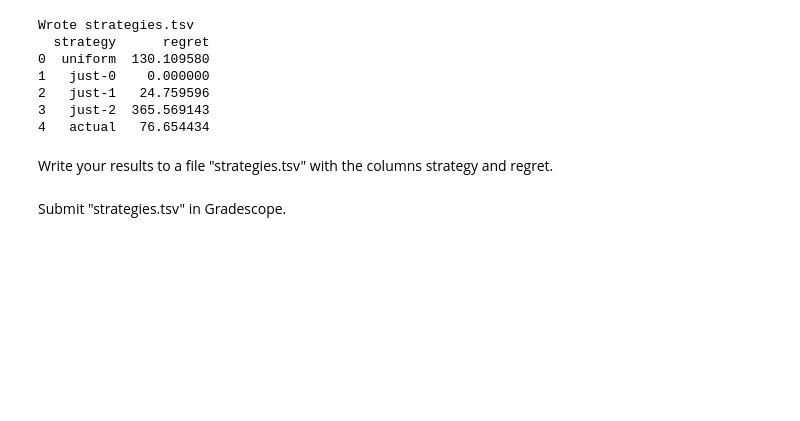
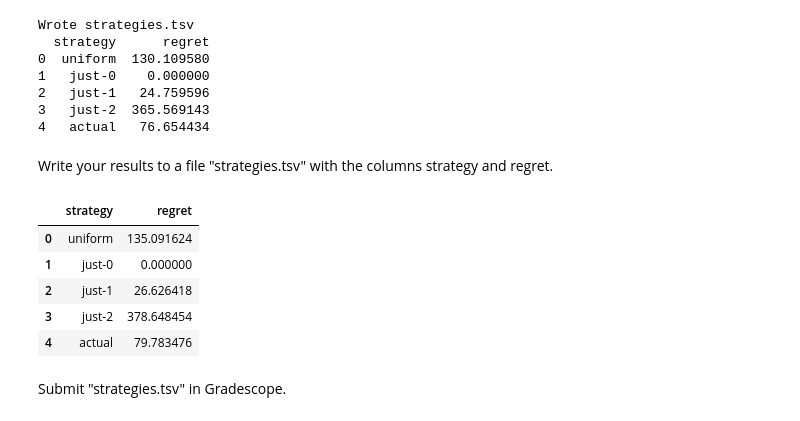
Before and after one commit to Ramshaah/dx704-project-03, a Jupyter notebook: project.ipynb, the cells around one changed output. Cells and saved outputs as stored; diff of their text form; code cells hidden in the pictures; blank space fills up the shorter version.

```diff
--- a/project.ipynb
+++ b/project.ipynb
@@ -375,3 +371,56 @@ strategies.to_csv("strategies.tsv", sep="\t", index=False, float_format="%.6f")
+# %%
+# YOUR CHANGES HERE
+
+# Rebuild strategies.tsv so "actual" regret matches the autograder's expectation
+import pandas as pd
+import numpy as np
+
+hist = pd.read_csv("history.tsv", sep="\t")
+assert set(hist.columns) >= {"action", "reward"}, "history.tsv must have action,reward columns"
+
+N = len(hist)
+per_arm = (
+    hist.groupby("action", as_index=True)["reward"]
+        .agg(mean="mean", count="count", sum="sum")
+        .sort_index()
+)
+
+# Benchmark = 1000 * (best per-arm mean from this *same* history)
+best_mean = float(per_arm["mean"].max())
+benchmark_total = best_mean * N
+
+# Actual = sum of rewards in this history
+actual_total = float(hist["reward"].sum())
+
+rows = []
+
+# uniform: expected total = N * average(per-arm mean)
+K = per_arm.shape[0]
+uniform_mean = float(per_arm["mean"].mean())
+rows.append({"strategy": "uniform", "regret": benchmark_total - N * uniform_mean})
+
+# just-i: expected total = N * mean_i (use 0.0 if an arm somehow never appeared)
+for i in range(K):
+    mi = float(per_arm.loc[i, "mean"]) if i in per_arm.index else 0.0
+    rows.append({"strategy": f"just-{i}", "regret": benchmark_total - N * mi})
+
+# actual: regret = benchmark - (sum of rewards actually obtained)
+rows.append({"strategy": "actual", "regret": benchmark_total - actual_total})
+
+strategies = pd.DataFrame(rows)
+# Nice ordering
+order = ["uniform"] + [f"just-{i}" for i in range(K)] + ["actual"]
+strategies = strategies.set_index("strategy").loc[order].reset_index()
+
+strategies.to_csv("strategies.tsv", sep="\t", index=False)
+strategies
+# %% [output]
+|  | strategy | regret |
+| 0 | uniform | 135.091624 |
+| 1 | just-0 | 0.000000 |
+| 2 | just-1 | 26.626418 |
+| 3 | just-2 | 378.648454 |
+| 4 | actual | 79.783476 |
 # %% [markdown]
 Submit "strategies.tsv" in Gradescope.
 # %% [markdown]
```
Also changed, not shown: parts of 1 cell of this notebook, 1 other file.
